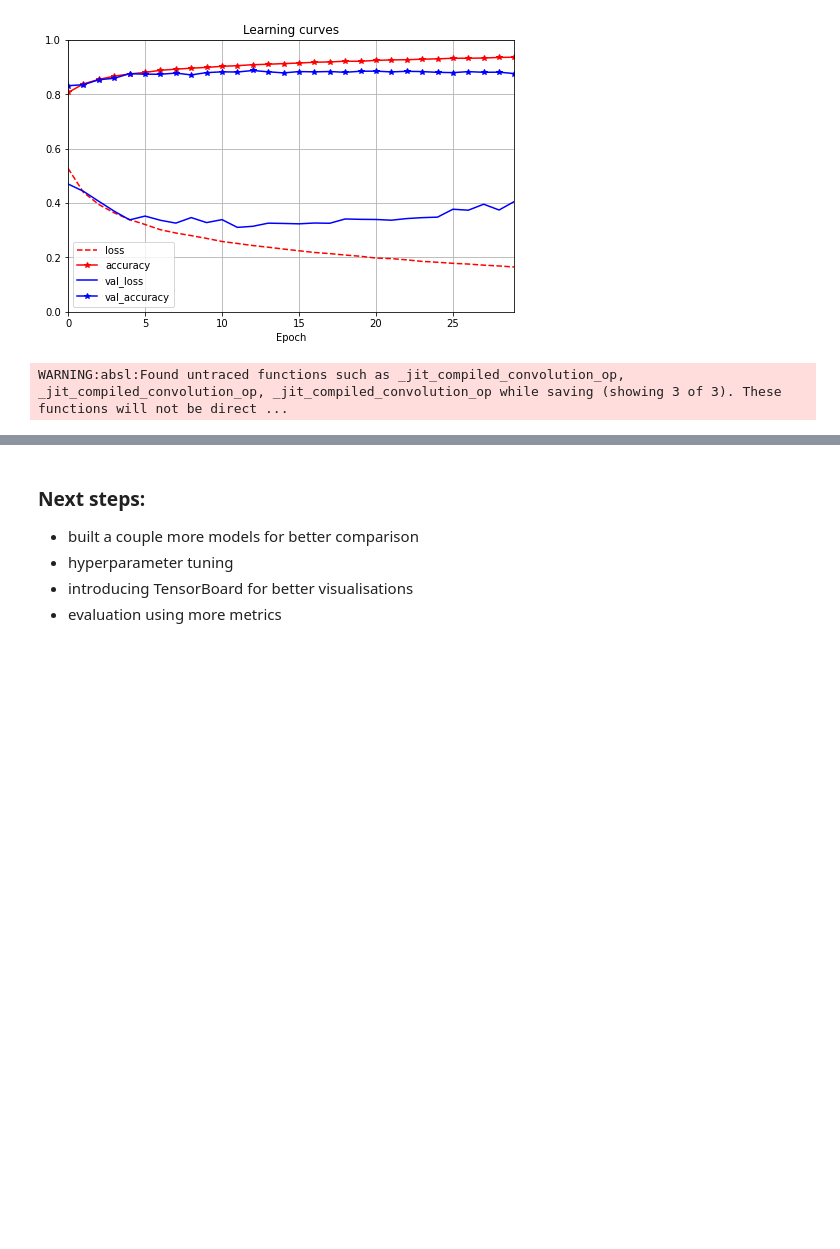
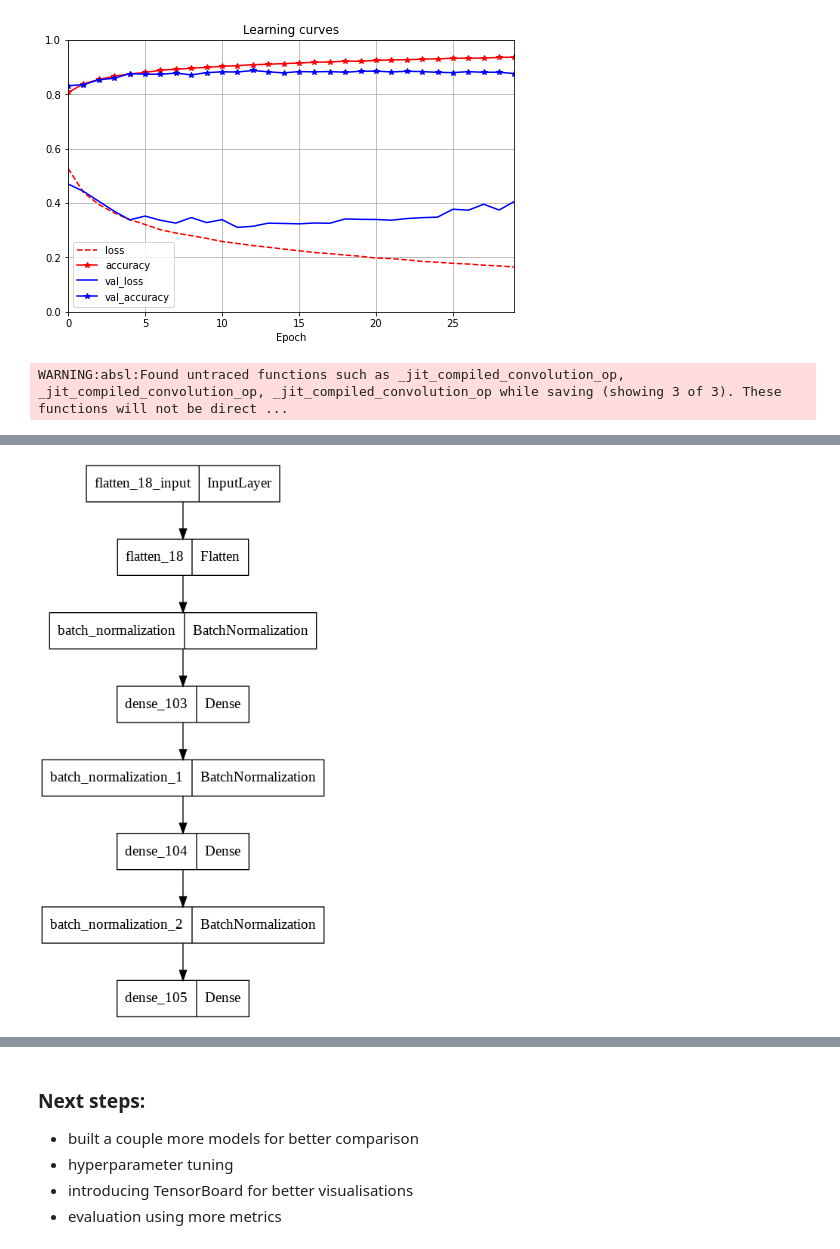
Before and after one commit to michsiec/fmnist-image-classification, a Jupyter notebook: fmnist_image_classifier.ipynb, the cells around one changed output, grey strips where cells are left out. Drawn from its saved outputs; the diff is of its cells as text; code cells hidden in the pictures; blank space fills up the shorter version.

Commit message:
Added third model with batch normalization and He initialization

```diff
--- a/fmnist_image_classifier.ipynb
+++ b/fmnist_image_classifier.ipynb
@@ -300,0 +303,16 @@ WARNING:absl:Found untraced functions such as _jit_compiled_convolution_op, _jit
+# %%
+model3 = tf.keras.Sequential([
+    tf.keras.layers.Flatten(input_shape = [28, 28]),
+    tf.keras.layers.BatchNormalization(),
+    tf.keras.layers.Dense(300, activation = "relu",
+                          kernel_initializer = "he_normal"),
+    tf.keras.layers.BatchNormalization(),
+    tf.keras.layers.Dense(100, activation = "relu",
+                          kernel_initializer = "he_normal"),
+    tf.keras.layers.BatchNormalization(),
+    tf.keras.layers.Dense(10, activation = "softmax")
+])
+
+model3.compile(loss = "sparse_categorical_crossentropy",
+               optimizer = "adam",
+               metrics = ['accuracy'])
@@ -300,0 +339,4 @@ WARNING:absl:Found untraced functions such as _jit_compiled_convolution_op, _jit
+# %%
+tf.keras.utils.plot_model(model3)
+# %% [output]
+[figure, added]
```
Also changed, not shown: parts of 9 cells of this notebook.
